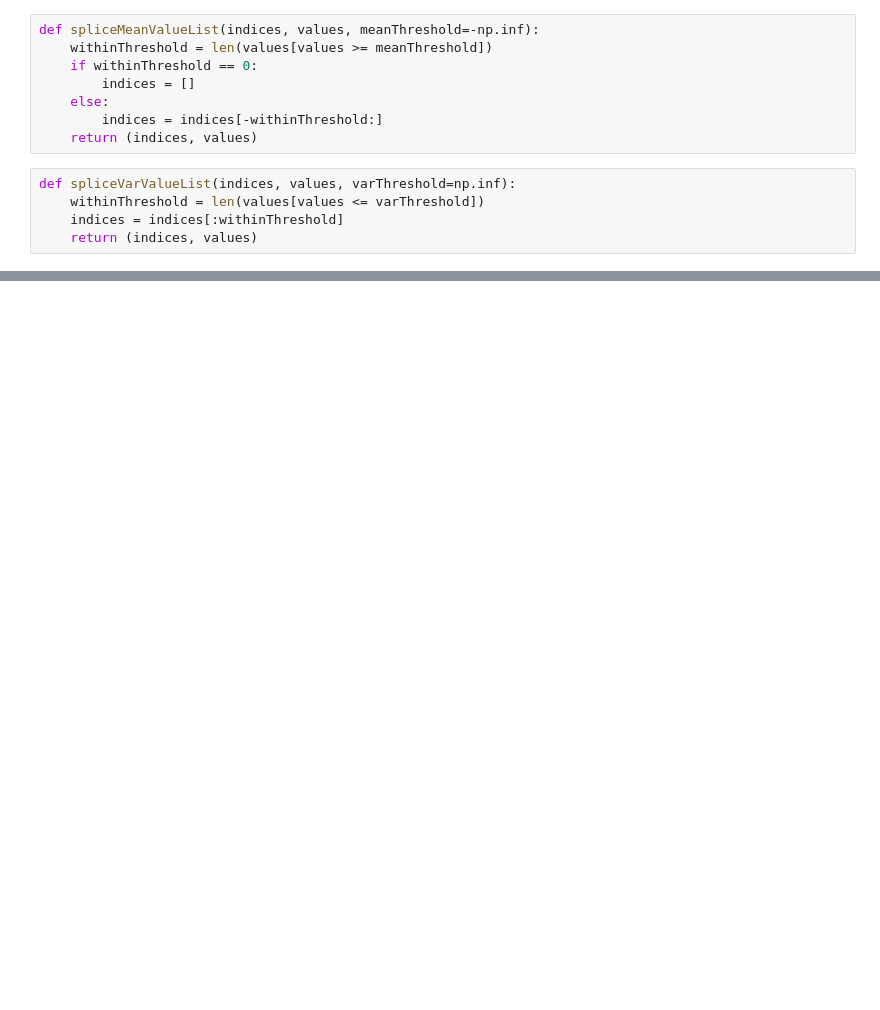
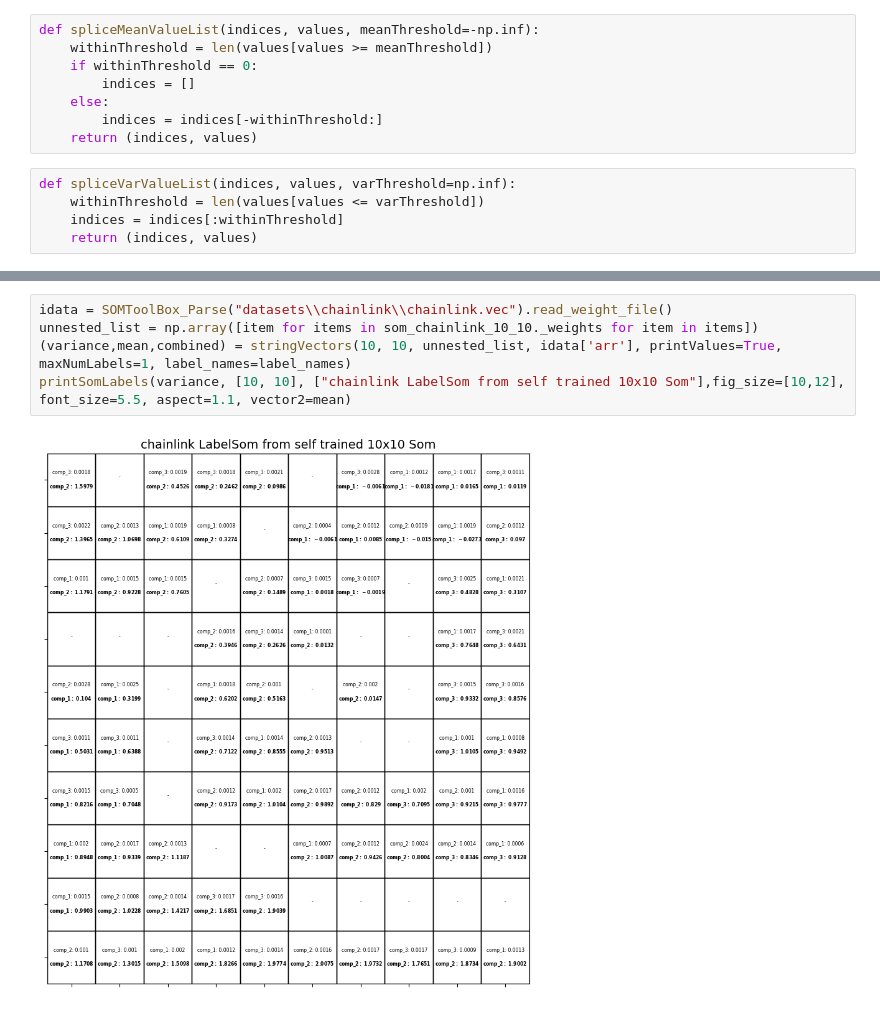
Before and after one commit to mirvariates/PySOMVis-sos-ass3, a Jupyter notebook: PySOMVis/coding_assignment.ipynb, the cells around one changed output, grey strips where cells are left out. Cells and saved outputs as stored; diff of their text form; blank space fills up the shorter version.

```diff
--- a/PySOMVis/coding_assignment.ipynb
+++ b/PySOMVis/coding_assignment.ipynb
@@ -318,0 +392,7 @@ print()
+# %%
+idata = SOMToolBox_Parse("datasets\\chainlink\\chainlink.vec").read_weight_file()
+unnested_list = np.array([item for items in som_chainlink_10_10._weights for item in items])
+(variance,mean,combined) = stringVectors(10, 10, unnested_list, idata['arr'], printValues=True, maxNumLabels=1, label_names=label_names)
+printSomLabels(variance, [10, 10], ["chainlink LabelSom from self trained 10x10 Som"],fig_size=[10,12], font_size=5.5, aspect=1.1, vector2=mean)
+# %% [output]
+[figure, added]
```
Also changed, not shown: parts of 21 cells of this notebook.
